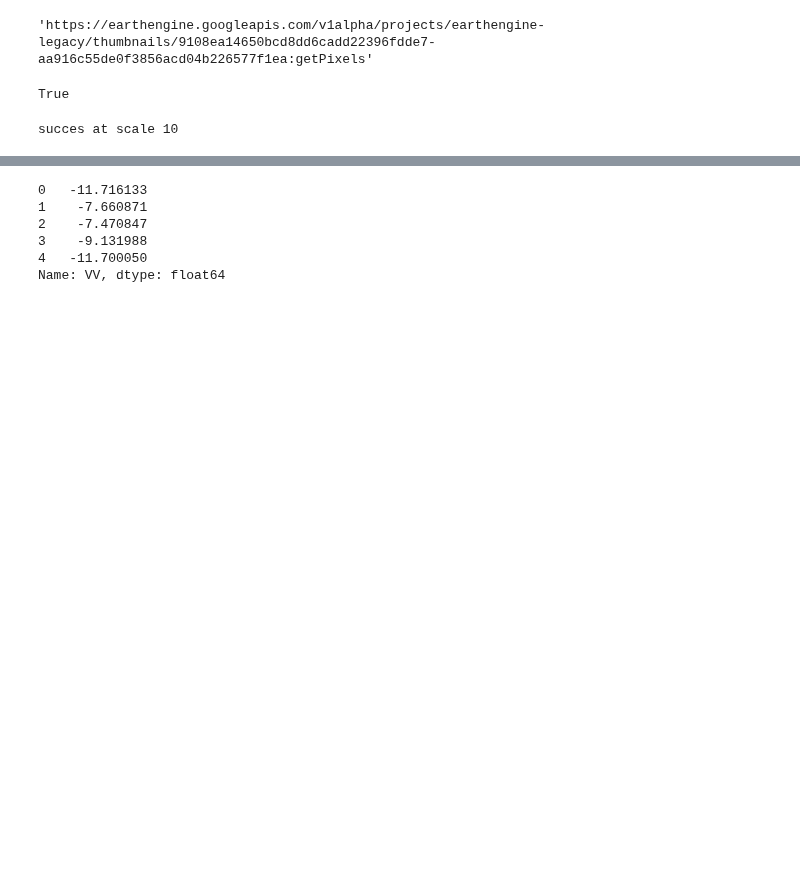
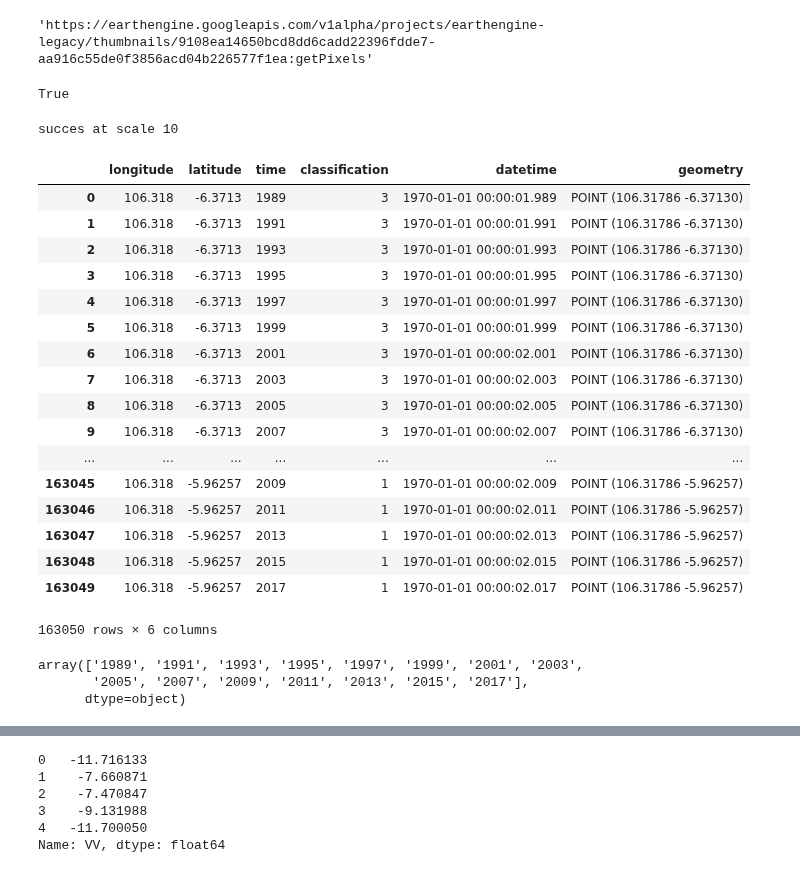
Before and after one commit to krakchris/rimbun.io, a Jupyter notebook: 03_Add_metadata/02_green_area_change/GEE_green_change.ipynb, the cells around one changed output, grey strips where cells are left out. Cells and saved outputs as stored; diff of their text form; code cells hidden in the pictures; blank space fills up the shorter version.

```diff
--- a/03_Add_metadata/02_green_area_change/GEE_green_change.ipynb
+++ b/03_Add_metadata/02_green_area_change/GEE_green_change.ipynb
@@ -405,5 +339,30 @@ img_data
 # %%
-df.describe()
+df
+# %% [output]
+|  | longitude | latitude | time | classification | datetime | geometry |
+| 0 | 106.318 | -6.3713 | 1989 | 3 | 1970-01-01 00:00:01.989 | POINT (106.31786 -6.37130) |
+| 1 | 106.318 | -6.3713 | 1991 | 3 | 1970-01-01 00:00:01.991 | POINT (106.31786 -6.37130) |
+| 2 | 106.318 | -6.3713 | 1993 | 3 | 1970-01-01 00:00:01.993 | POINT (106.31786 -6.37130) |
+| 3 | 106.318 | -6.3713 | 1995 | 3 | 1970-01-01 00:00:01.995 | POINT (106.31786 -6.37130) |
+| 4 | 106.318 | -6.3713 | 1997 | 3 | 1970-01-01 00:00:01.997 | POINT (106.31786 -6.37130) |
+| 5 | 106.318 | -6.3713 | 1999 | 3 | 1970-01-01 00:00:01.999 | POINT (106.31786 -6.37130) |
+| 6 | 106.318 | -6.3713 | 2001 | 3 | 1970-01-01 00:00:02.001 | POINT (106.31786 -6.37130) |
+| 7 | 106.318 | -6.3713 | 2003 | 3 | 1970-01-01 00:00:02.003 | POINT (106.31786 -6.37130) |
+| 8 | 106.318 | -6.3713 | 2005 | 3 | 1970-01-01 00:00:02.005 | POINT (106.31786 -6.37130) |
+| 9 | 106.318 | -6.3713 | 2007 | 3 | 1970-01-01 00:00:02.007 | POINT (106.31786 -6.37130) |
+| ... | ... | ... | ... | ... | ... | ... |
+| 163045 | 106.318 | -5.96257 | 2009 | 1 | 1970-01-01 00:00:02.009 | POINT (106.31786 -5.96257) |
+| 163046 | 106.318 | -5.96257 | 2011 | 1 | 1970-01-01 00:00:02.011 | POINT (106.31786 -5.96257) |
+| 163047 | 106.318 | -5.96257 | 2013 | 1 | 1970-01-01 00:00:02.013 | POINT (106.31786 -5.96257) |
+| 163048 | 106.318 | -5.96257 | 2015 | 1 | 1970-01-01 00:00:02.015 | POINT (106.31786 -5.96257) |
+| 163049 | 106.318 | -5.96257 | 2017 | 1 | 1970-01-01 00:00:02.017 | POINT (106.31786 -5.96257) |
+163050 rows × 6 columns
+# %%
+df.time.unique()
+# %% [output]
+array(['1989', '1991', '1993', '1995', '1997', '1999', '2001', '2003',
+       '2005', '2007', '2009', '2011', '2013', '2015', '2017'],
+      dtype=object)
 # %%
 import geopandas as gpd
 # %%
```
Also changed, not shown: parts of 27 cells of this notebook.
